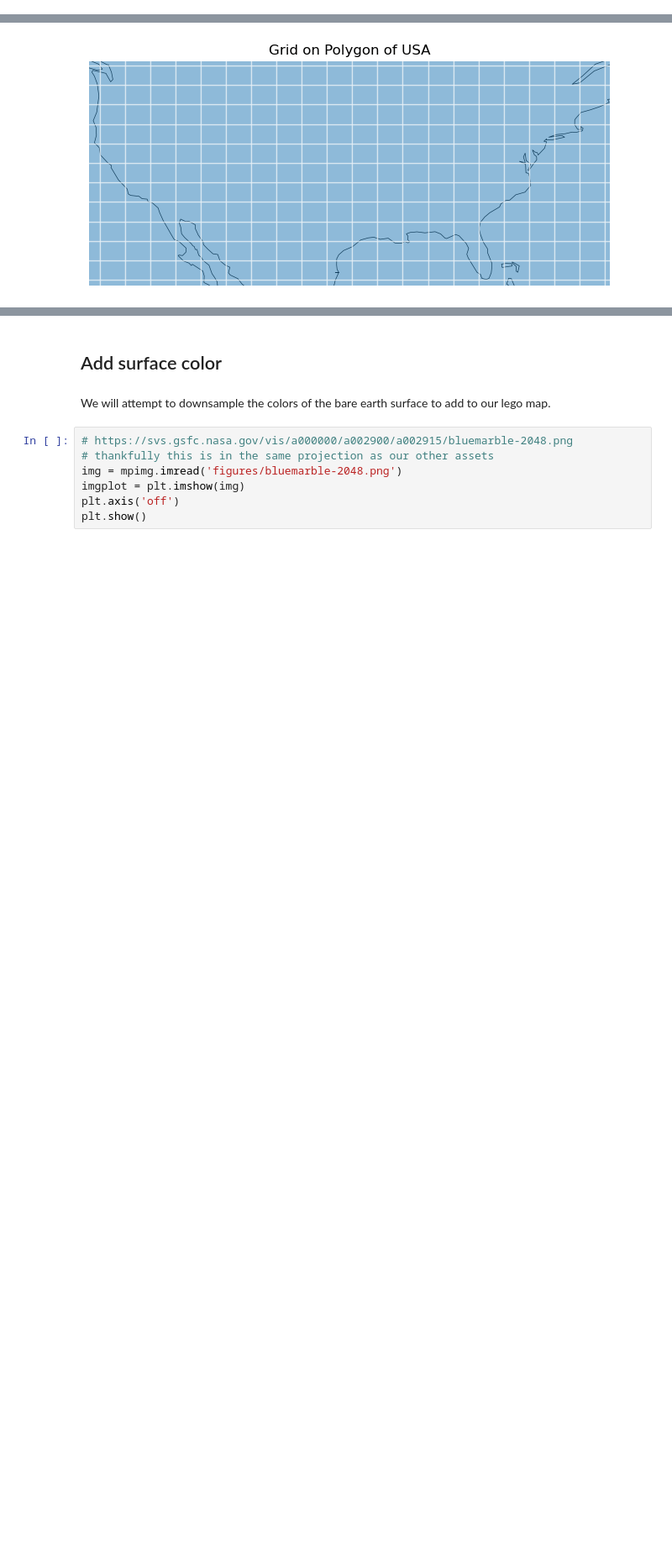
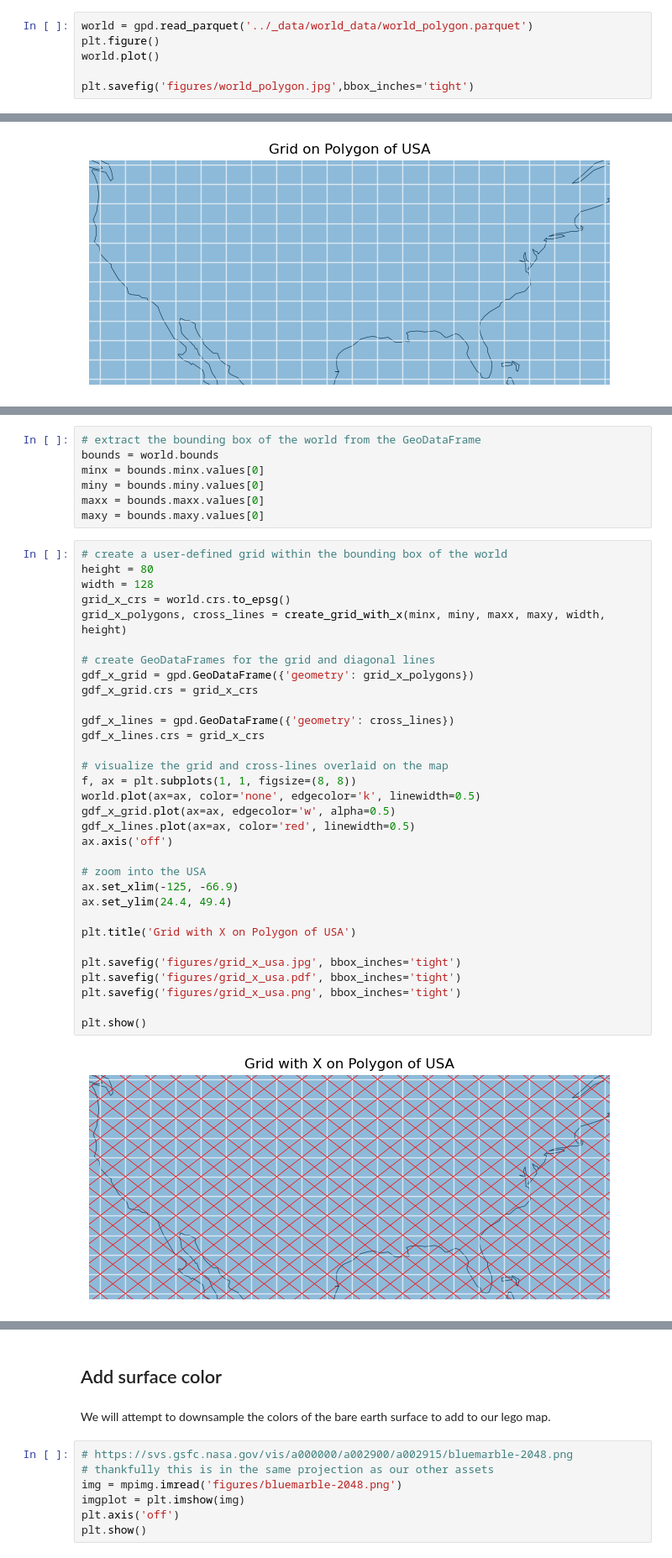
Before and after one commit to sralter/lego_world_map, a Jupyter notebook: lego_world_map.ipynb, the cells around one changed output, grey strips where cells are left out. Shown at 84% size. Saved outputs shown, nothing was run; the diff lists cells and outputs as text; blank space fills up the shorter version.

```diff
--- a/lego_world_map.ipynb
+++ b/lego_world_map.ipynb
@@ -196,0 +190,6 @@ plt.savefig('figures/world_polygon.jpg',bbox_inches='tight')
+# %%
+world = gpd.read_parquet('../_data/world_data/world_polygon.parquet')
+plt.figure()
+world.plot()
+
+plt.savefig('figures/world_polygon.jpg',bbox_inches='tight')
@@ -266,0 +302,41 @@ plt.show()
+# %%
+# extract the bounding box of the world from the GeoDataFrame
+bounds = world.bounds
+minx = bounds.minx.values[0]
+miny = bounds.miny.values[0]
+maxx = bounds.maxx.values[0]
+maxy = bounds.maxy.values[0]
+# %%
+# create a user-defined grid within the bounding box of the world
+height = 80
+width = 128
+grid_x_crs = world.crs.to_epsg()
+grid_x_polygons, cross_lines = create_grid_with_x(minx, miny, maxx, maxy, width, height)
+
+# create GeoDataFrames for the grid and diagonal lines
+gdf_x_grid = gpd.GeoDataFrame({'geometry': grid_x_polygons})
+gdf_x_grid.crs = grid_x_crs
+
+gdf_x_lines = gpd.GeoDataFrame({'geometry': cross_lines})
+gdf_x_lines.crs = grid_x_crs
+
+# visualize the grid and cross-lines overlaid on the map
+f, ax = plt.subplots(1, 1, figsize=(8, 8))
+world.plot(ax=ax, color='none', edgecolor='k', linewidth=0.5)
+gdf_x_grid.plot(ax=ax, edgecolor='w', alpha=0.5)
+gdf_x_lines.plot(ax=ax, color='red', linewidth=0.5)
+ax.axis('off')
+
+# zoom into the USA
+ax.set_xlim(-125, -66.9)
+ax.set_ylim(24.4, 49.4)
+
+plt.title('Grid with X on Polygon of USA')
+
+plt.savefig('figures/grid_x_usa.jpg', bbox_inches='tight')
+plt.savefig('figures/grid_x_usa.pdf', bbox_inches='tight')
+plt.savefig('figures/grid_x_usa.png', bbox_inches='tight')
+
+plt.show()
+# %% [output]
+[figure, added]
```
Also changed, not shown: parts of 24 cells of this notebook, 8 other files.
